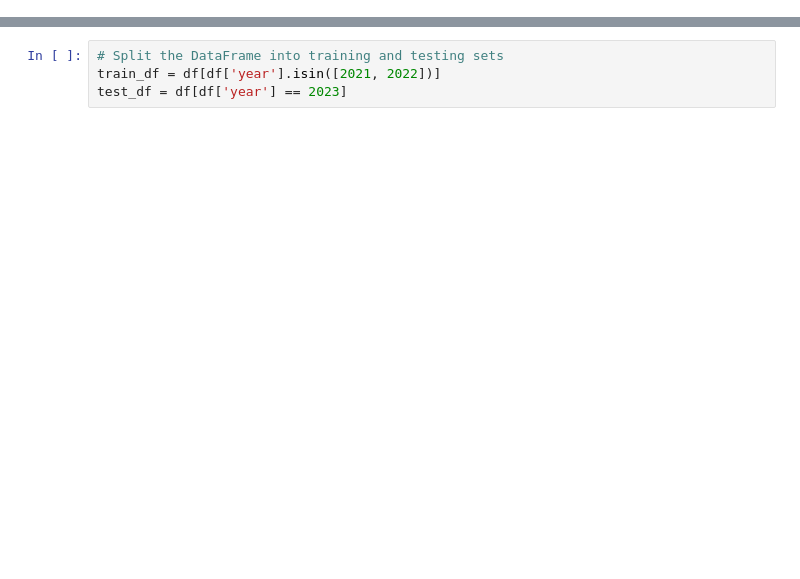
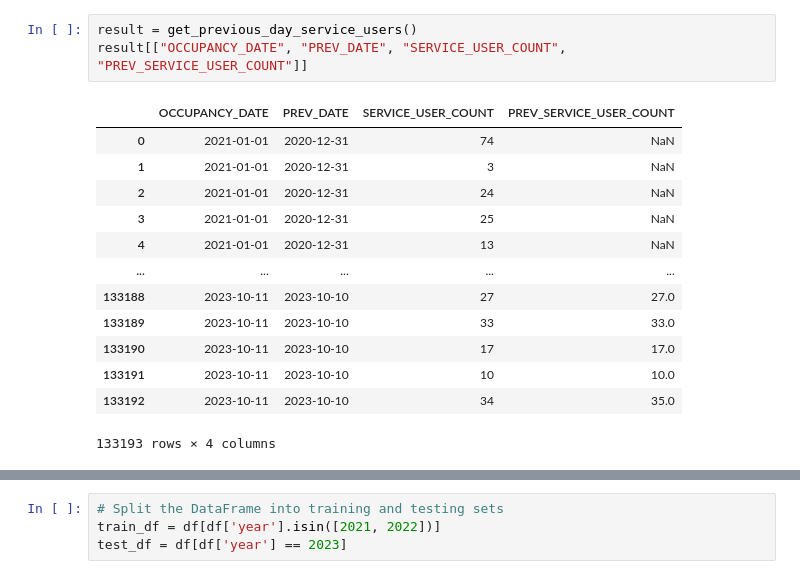
Before and after one commit to KevinLiTian/FORECASTLES, a Jupyter notebook: baseline/quantile_forest.ipynb, the cells around one changed output, grey strips where cells are left out. Saved outputs shown, nothing was run; the diff lists cells and outputs as text; blank space fills up the shorter version.

```diff
--- a/baseline/quantile_forest.ipynb
+++ b/baseline/quantile_forest.ipynb
@@ -45,0 +73,17 @@ df = df.drop(
+# %%
+result = get_previous_day_service_users()
+result[["OCCUPANCY_DATE", "PREV_DATE", "SERVICE_USER_COUNT", "PREV_SERVICE_USER_COUNT"]]
+# %% [output]
+|  | OCCUPANCY_DATE | PREV_DATE | SERVICE_USER_COUNT | PREV_SERVICE_USER_COUNT |
+| 0 | 2021-01-01 | 2020-12-31 | 74 | NaN |
+| 1 | 2021-01-01 | 2020-12-31 | 3 | NaN |
+| 2 | 2021-01-01 | 2020-12-31 | 24 | NaN |
+| 3 | 2021-01-01 | 2020-12-31 | 25 | NaN |
+| 4 | 2021-01-01 | 2020-12-31 | 13 | NaN |
+| ... | ... | ... | ... | ... |
+| 133188 | 2023-10-11 | 2023-10-10 | 27 | 27.0 |
+| 133189 | 2023-10-11 | 2023-10-10 | 33 | 33.0 |
+| 133190 | 2023-10-11 | 2023-10-10 | 17 | 17.0 |
+| 133191 | 2023-10-11 | 2023-10-10 | 10 | 10.0 |
+| 133192 | 2023-10-11 | 2023-10-10 | 34 | 35.0 |
+133193 rows × 4 columns
```
Also changed, not shown: parts of 17 cells of this notebook.
